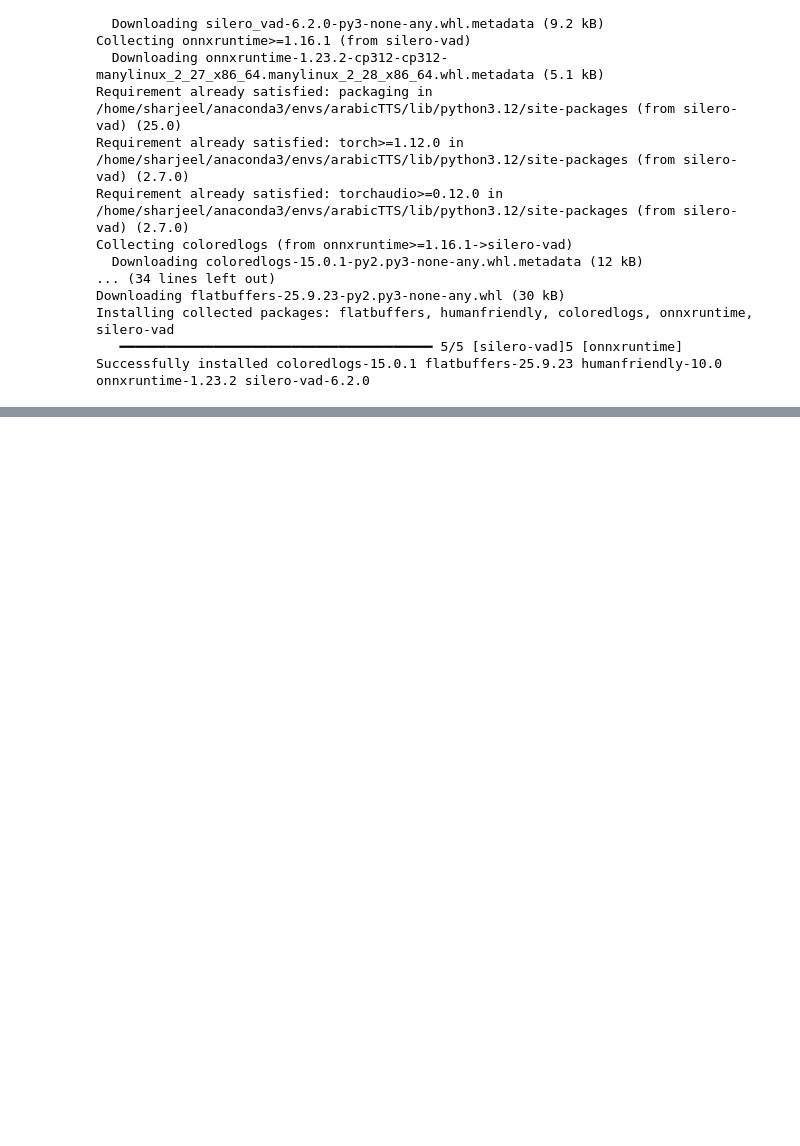
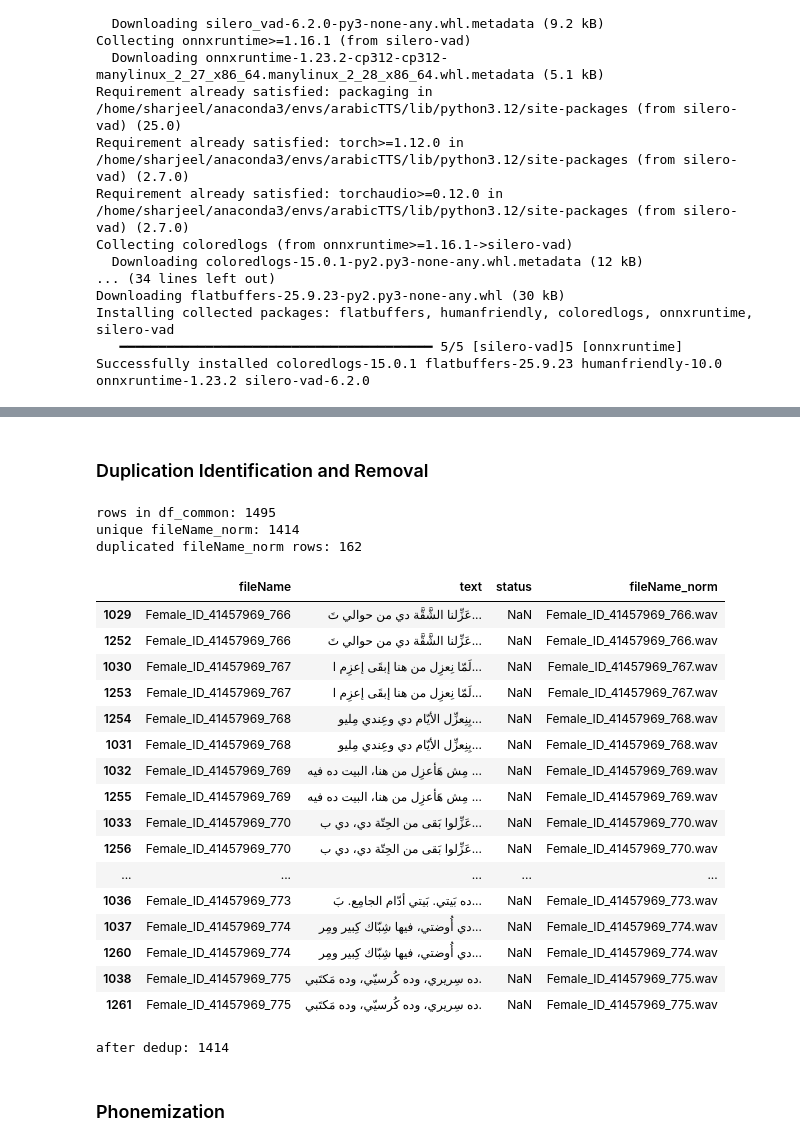
Before and after one commit to Rehan-Ahmad/remove-audio-silence, a Jupyter notebook: workData.ipynb, the cells around one changed output, grey strips where cells are left out. Drawn from its saved outputs; the diff is of its cells as text; code cells hidden in the pictures; blank space fills up the shorter version.

```diff
--- a/workData.ipynb
+++ b/workData.ipynb
@@ -40,0 +141,45 @@ ok          a-Female_ID_41457969_263.wav
+# %% [markdown]
+### Duplication Identification and Removal
+# %%
+# How many rows vs unique filenames?
+print("rows in df_common:", len(df_common))
+print("unique fileName_norm:", df_common['fileName_norm'].nunique())
+
+# See duplicated entries by fileName_norm
+dups = df_common[df_common.duplicated('fileName_norm', keep=False)].sort_values('fileName_norm')
+print("duplicated fileName_norm rows:", len(dups))
+display(dups.head(20))
+# %% [output]
+rows in df_common: 1495
+unique fileName_norm: 1414
+duplicated fileName_norm rows: 162
+|  | fileName | text | status | fileName_norm |
+| 1029 | Female_ID_41457969_766 | عَزِّلنا الشَّقَّة دي من حوالي تَ... | NaN | Female_ID_41457969_766.wav |
+| 1252 | Female_ID_41457969_766 | عَزِّلنا الشَّقَّة دي من حوالي تَ... | NaN | Female_ID_41457969_766.wav |
+| 1030 | Female_ID_41457969_767 | لَمّا نِعزِل من هنا إبقَى إعزِم ا... | NaN | Female_ID_41457969_767.wav |
+| 1253 | Female_ID_41457969_767 | لَمّا نِعزِل من هنا إبقَى إعزِم ا... | NaN | Female_ID_41457969_767.wav |
+| 1254 | Female_ID_41457969_768 | بِنِعزِّل الأيّام دي وعِندي مِليو... | NaN | Female_ID_41457969_768.wav |
+| 1031 | Female_ID_41457969_768 | بِنِعزِّل الأيّام دي وعِندي مِليو... | NaN | Female_ID_41457969_768.wav |
+| 1032 | Female_ID_41457969_769 | مِش هَأعزِل من هنا، البيت ده فيه ... | NaN | Female_ID_41457969_769.wav |
+| 1255 | Female_ID_41457969_769 | مِش هَأعزِل من هنا، البيت ده فيه ... | NaN | Female_ID_41457969_769.wav |
+| 1033 | Female_ID_41457969_770 | عَزِّلوا بَقى من الحِتّة دي، دي ب... | NaN | Female_ID_41457969_770.wav |
+| 1256 | Female_ID_41457969_770 | عَزِّلوا بَقى من الحِتّة دي، دي ب... | NaN | Female_ID_41457969_770.wav |
+| ... | ... | ... | ... | ... |
+| 1036 | Female_ID_41457969_773 | ده بَيتي. بَيتي أدّام الجامِع. بَ... | NaN | Female_ID_41457969_773.wav |
+| 1037 | Female_ID_41457969_774 | دي أُوضتي، فيها شِبّاك كِبير ومِر... | NaN | Female_ID_41457969_774.wav |
+| 1260 | Female_ID_41457969_774 | دي أُوضتي، فيها شِبّاك كِبير ومِر... | NaN | Female_ID_41457969_774.wav |
+| 1038 | Female_ID_41457969_775 | ده سِريري، وده كُرسيّي، وده مَكتَبي. | NaN | Female_ID_41457969_775.wav |
+| 1261 | Female_ID_41457969_775 | ده سِريري، وده كُرسيّي، وده مَكتَبي. | NaN | Female_ID_41457969_775.wav |
+# %%
+df_common_nodup = (
+    df_common
+    .sort_values('fileName_norm')          # optional, stable order
+    .drop_duplicates(subset='fileName_norm', keep='first')
+    .reset_index(drop=True)
+)
+
+print("after dedup:", len(df_common_nodup))
+# %% [output]
+after dedup: 1414
+# %% [markdown]
+### Phonemization
```
Also changed, not shown: parts of 10 cells of this notebook, 3 other files.
